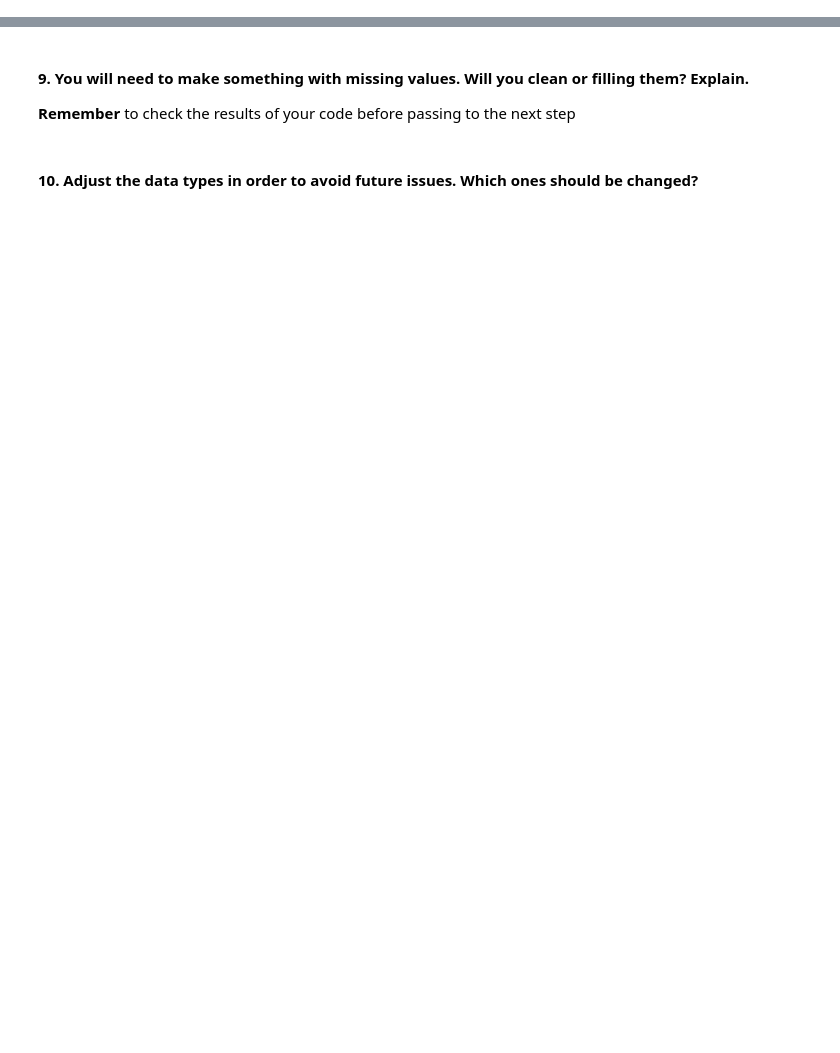
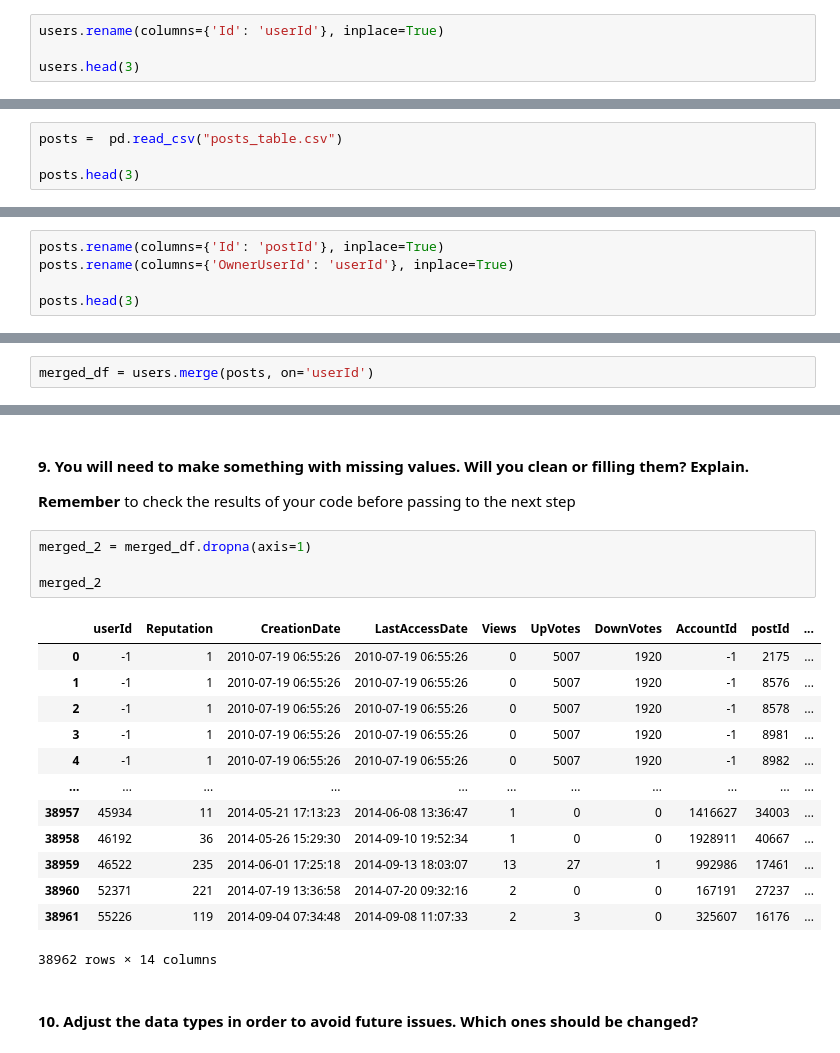
Before and after one commit to ta-data-lis/lab-data-cleaning, a Jupyter notebook: your-code/main.ipynb, the cells around one changed output, grey strips where cells are left out. Saved outputs shown, nothing was run; the diff lists cells and outputs as text; blank space fills up the shorter version.

```diff
--- a/your-code/main.ipynb
+++ b/your-code/main.ipynb
@@ -5,2 +16,6 @@
 # %% [markdown]
 #### 3. Rename Id column to userId
+# %%
+users.rename(columns={'Id': 'userId'}, inplace=True)
+
+users.head(3)
@@ -7,2 +27,6 @@
 # %% [markdown]
 #### 4. Import posts table:
+# %%
+posts =  pd.read_csv("posts_table.csv")
+
+posts.head(3)
@@ -9,2 +39,7 @@
 # %% [markdown]
 #### 5. Rename Id column to postId and OwnerUserId to userId
+# %%
+posts.rename(columns={'Id': 'postId'}, inplace=True)
+posts.rename(columns={'OwnerUserId': 'userId'}, inplace=True)
+
+posts.head(3)
@@ -15,5 +74,7 @@
 # %% [markdown]
 #### 7. Merge both dataframes, users and posts.
 You will need to make a [merge](https://pandas.pydata.org/pandas-docs/stable/generated/pandas.DataFrame.merge.html) of posts and users dataframes.
+# %%
+merged_df = users.merge(posts, on='userId')
 # %% [markdown]
 #### 8. How many missing values do you have in your merged dataframe? On which columns?
@@ -20,5 +91,23 @@ You will need to make a [merge](https://pandas.pydata.org/pandas-docs/stable/gen
 # %% [markdown]
 #### 9. You will need to make something with missing values.  Will you clean or filling them? Explain.
 **Remember** to check the results of your code before passing to the next step
+# %%
+merged_2 = merged_df.dropna(axis=1)
+
+merged_2
+# %% [output]
+|  | userId | Reputation | CreationDate | LastAccessDate | Views | UpVotes | DownVotes | AccountId | postId | ... |
+| 0 | -1 | 1 | 2010-07-19 06:55:26 | 2010-07-19 06:55:26 | 0 | 5007 | 1920 | -1 | 2175 | ... |
+| 1 | -1 | 1 | 2010-07-19 06:55:26 | 2010-07-19 06:55:26 | 0 | 5007 | 1920 | -1 | 8576 | ... |
+| 2 | -1 | 1 | 2010-07-19 06:55:26 | 2010-07-19 06:55:26 | 0 | 5007 | 1920 | -1 | 8578 | ... |
+| 3 | -1 | 1 | 2010-07-19 06:55:26 | 2010-07-19 06:55:26 | 0 | 5007 | 1920 | -1 | 8981 | ... |
+| 4 | -1 | 1 | 2010-07-19 06:55:26 | 2010-07-19 06:55:26 | 0 | 5007 | 1920 | -1 | 8982 | ... |
+| ... | ... | ... | ... | ... | ... | ... | ... | ... | ... | ... |
+| 38957 | 45934 | 11 | 2014-05-21 17:13:23 | 2014-06-08 13:36:47 | 1 | 0 | 0 | 1416627 | 34003 | ... |
+| 38958 | 46192 | 36 | 2014-05-26 15:29:30 | 2014-09-10 19:52:34 | 1 | 0 | 0 | 1928911 | 40667 | ... |
+| 38959 | 46522 | 235 | 2014-06-01 17:25:18 | 2014-09-13 18:03:07 | 13 | 27 | 1 | 992986 | 17461 | ... |
+| 38960 | 52371 | 221 | 2014-07-19 13:36:58 | 2014-07-20 09:32:16 | 2 | 0 | 0 | 167191 | 27237 | ... |
+| 38961 | 55226 | 119 | 2014-09-04 07:34:48 | 2014-09-08 11:07:33 | 2 | 3 | 0 | 325607 | 16176 | ... |
+38962 rows × 14 columns
 # %% [markdown]
 #### 10. Adjust the data types in order to avoid future issues. Which ones should be changed?
```
Also changed, not shown: parts of 10 cells of this notebook.
